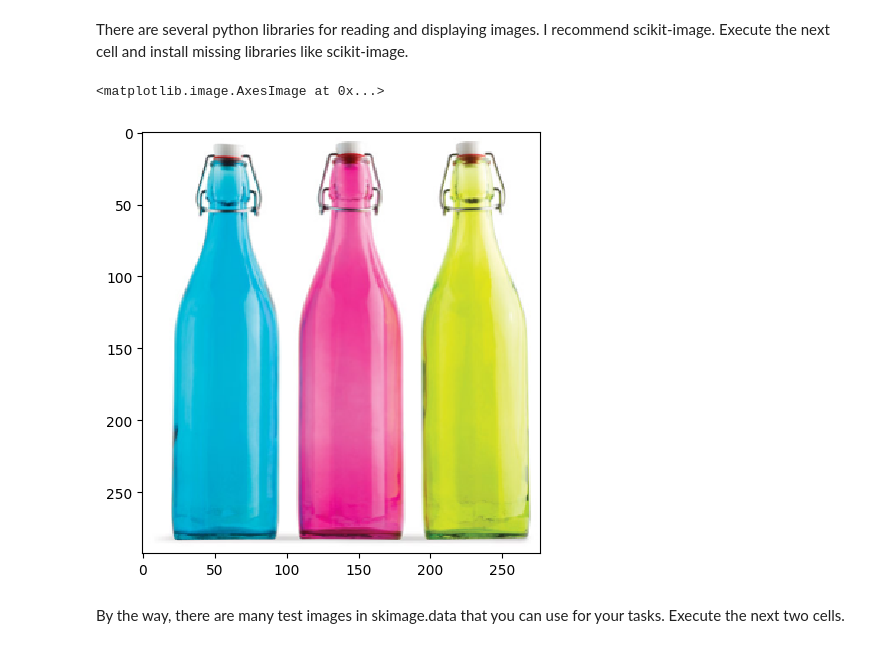
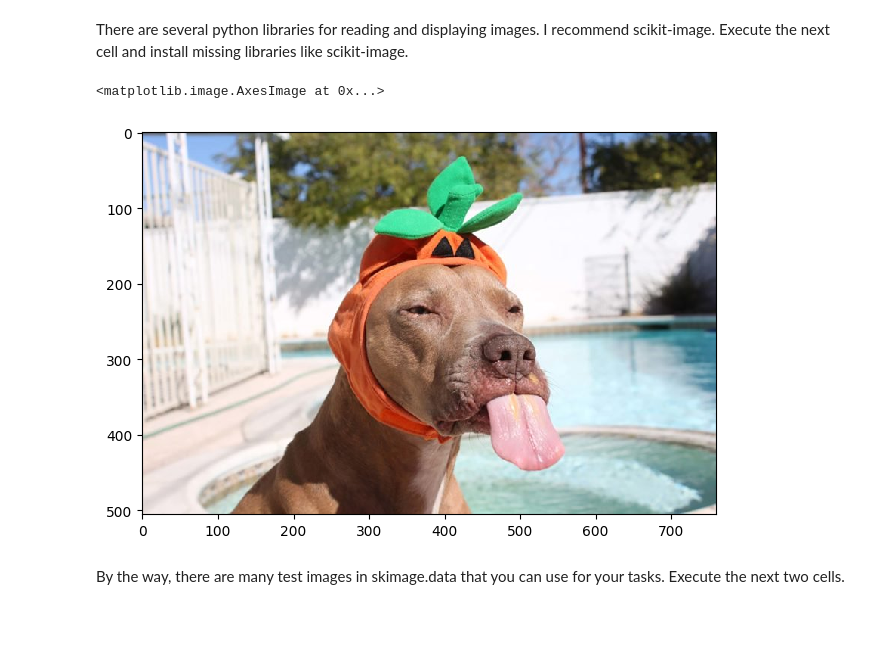
Before and after one commit to DuckDackRun/computer-vision, a Jupyter notebook: assignment01.ipynb, the cells around one changed output. Drawn from its saved outputs; the diff is of its cells as text; code cells hidden in the pictures; blank space fills up the shorter version.

```diff
--- a/assignment01.ipynb
+++ b/assignment01.ipynb
@@ -16,11 +18,11 @@ import matplotlib.pyplot as plt
 import matplotlib.image as mpimg
 import numpy as np
 # %%
-image = io.imread('images/bottles.png')
+image = io.imread('images/dog.jpg')
 io.imshow(image)
 # %% [output]
 <matplotlib.image.AxesImage at 0x...>
-[figure, old version]
+[figure, new version]
 # %% [markdown]
 By the way, there are many test images in skimage.data that you can use for your tasks. Execute the next two cells.
 # %%
```
Also changed, not shown: parts of 23 cells of this notebook, 1 other file.
